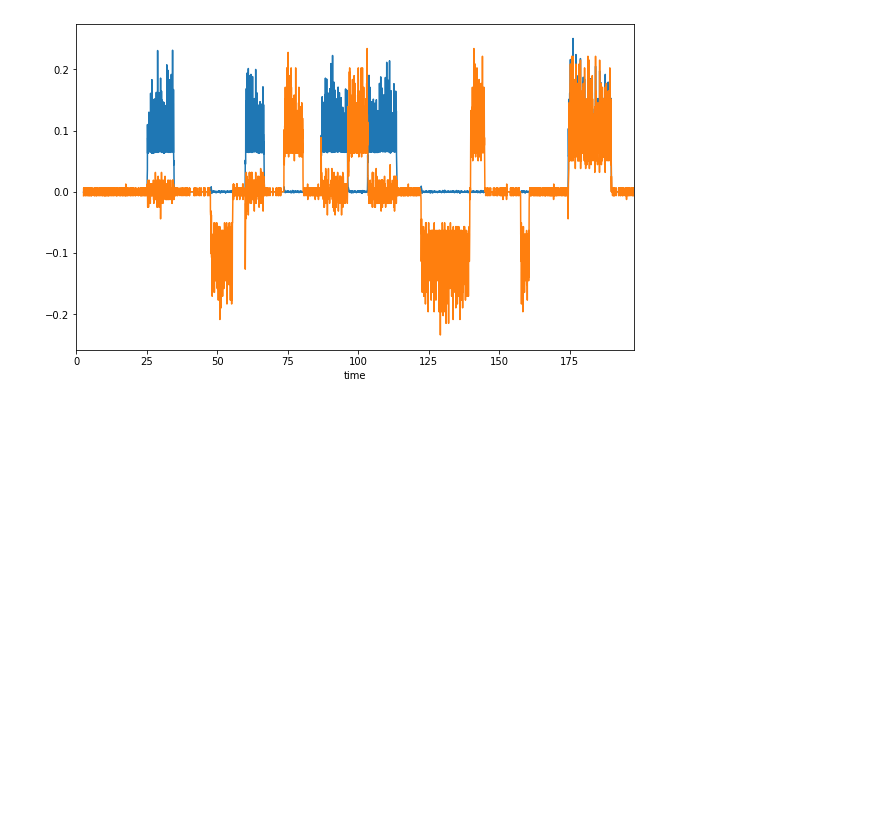
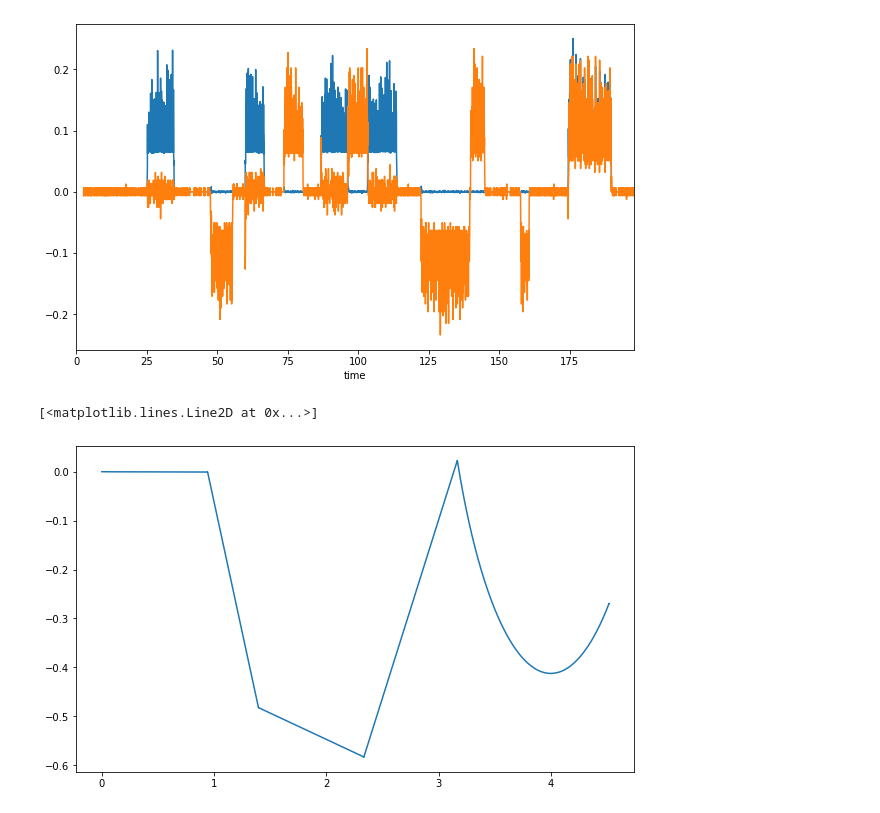
Before and after one commit to hugolmn/p20, a Jupyter notebook: AI06/TP02.ipynb, the cells around one changed output. Saved outputs shown, nothing was run; the diff lists cells and outputs as text; code cells hidden in the pictures; blank space fills up the shorter version.

```diff
--- a/AI06/TP02.ipynb
+++ b/AI06/TP02.ipynb
@@ -70,3 +70,17 @@ df_encoder.angular_velocity.plot()
 # %% [output]
 <matplotlib.axes._subplots.AxesSubplot at 0x...>
 [figure]
+# %%
+df_encoder['delta_theta'] = df_encoder.angular_velocity * t
+df_encoder['delta_speed'] = df_encoder.speed * t
+df_encoder['theta'] = df_encoder.delta_theta.cumsum()
+df_encoder['delta_x'] = df_encoder.delta_speed * np.cos(df_encoder.theta)
+df_encoder['delta_y'] = df_encoder.delta_speed * np.sin(df_encoder.theta)
+df_encoder['x'] = df_encoder.delta_x.cumsum()
+df_encoder['y'] = df_encoder.delta_y.cumsum()
+# %%
+plt.figure(figsize=(10,6))
+plt.plot(df_encoder.x, df_encoder.y)
+# %% [output]
+[<matplotlib.lines.Line2D at 0x...>]
+[figure, added]
```
